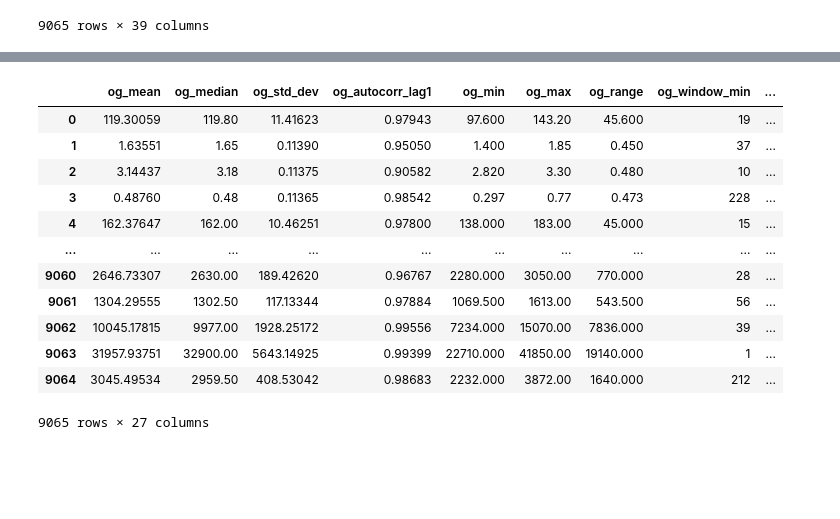
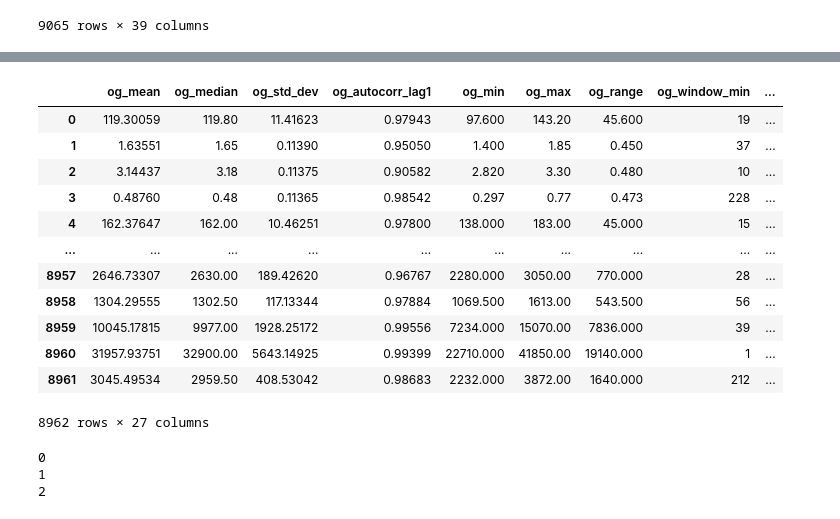
Before and after one commit to MoshaLangerak/research_topics_group_2, a Jupyter notebook: Beam_Search_3.ipynb, the cells around one changed output, grey strips where cells are left out. Saved outputs shown, nothing was run; the diff lists cells and outputs as text; code cells hidden in the pictures; blank space fills up the shorter version.

```diff
--- a/Beam_Search_3.ipynb
+++ b/Beam_Search_3.ipynb
@@ -279,29 +265,36 @@ Priority: 72.6996865732667, Descriptor: ((10, 10000.0, <function gteq at 0x...>)
 # %%
 stock_df_timeseries = stock_df.copy()
 stock_df_timeseries.drop(['stocks',
                           'country',
                           'industry',
                           'currency',
                           'exchangeTimezoneName',
                           'exchange',
                           'sector',
                           'averageVolume10days',
                           'enterpriseToEbitda',
                           'marketCap',
                           'debtToEquity',
                           'fullTimeEmployees'], axis=1, inplace=True)
+
+# Filter rows where lists have 240 or more values
+stock_df_timeseries = stock_df_timeseries[stock_df_timeseries['growth_target'].apply(lambda x: len(x) >= 240)]
+
+# Slice all lists to contain exactly 240 elements
+stock_df_timeseries['growth_target'] = stock_df_timeseries['growth_target'].apply(lambda x: x[:240])
+stock_df_timeseries.reset_index(drop=True, inplace=True)
 stock_df_timeseries
 # %% [output]
 |  | og_mean | og_median | og_std_dev | og_autocorr_lag1 | og_min | og_max | og_range | og_window_min | ... |
 | 0 | 119.30059 | 119.80 | 11.41623 | 0.97943 | 97.600 | 143.20 | 45.600 | 19 | ... |
 | 1 | 1.63551 | 1.65 | 0.11390 | 0.95050 | 1.400 | 1.85 | 0.450 | 37 | ... |
 | 2 | 3.14437 | 3.18 | 0.11375 | 0.90582 | 2.820 | 3.30 | 0.480 | 10 | ... |
 | 3 | 0.48760 | 0.48 | 0.11365 | 0.98542 | 0.297 | 0.77 | 0.473 | 228 | ... |
 | 4 | 162.37647 | 162.00 | 10.46251 | 0.97800 | 138.000 | 183.00 | 45.000 | 15 | ... |
 | ... | ... | ... | ... | ... | ... | ... | ... | ... | ... |
-| 9060 | 2646.73307 | 2630.00 | 189.42620 | 0.96767 | 2280.000 | 3050.00 | 770.000 | 28 | ... |
-| 9061 | 1304.29555 | 1302.50 | 117.13344 | 0.97884 | 1069.500 | 1613.00 | 543.500 | 56 | ... |
-| 9062 | 10045.17815 | 9977.00 | 1928.25172 | 0.99556 | 7234.000 | 15070.00 | 7836.000 | 39 | ... |
-| 9063 | 31957.93751 | 32900.00 | 5643.14925 | 0.99399 | 22710.000 | 41850.00 | 19140.000 | 1 | ... |
-| 9064 | 3045.49534 | 2959.50 | 408.53042 | 0.98683 | 2232.000 | 3872.00 | 1640.000 | 212 | ... |
+| 8957 | 2646.73307 | 2630.00 | 189.42620 | 0.96767 | 2280.000 | 3050.00 | 770.000 | 28 | ... |
+| 8958 | 1304.29555 | 1302.50 | 117.13344 | 0.97884 | 1069.500 | 1613.00 | 543.500 | 56 | ... |
+| 8959 | 10045.17815 | 9977.00 | 1928.25172 | 0.99556 | 7234.000 | 15070.00 | 7836.000 | 39 | ... |
+| 8960 | 31957.93751 | 32900.00 | 5643.14925 | 0.99399 | 22710.000 | 41850.00 | 19140.000 | 1 | ... |
+| 8961 | 3045.49534 | 2959.50 | 408.53042 | 0.98683 | 2232.000 | 3872.00 | 1640.000 | 212 | ... |
-9065 rows × 27 columns
+8962 rows × 27 columns
@@ -307,0 +322,7 @@ stock_df_timeseries
+# %%
+results = beam_search(data, targets_baseline, column_names, quality, beam_width, beam_depth, nr_bins, nr_saved,
+                      subgroup_size, constraints, target, types)
+# %% [output]
+0
+1
+2
```
Also changed, not shown: parts of 11 cells of this notebook, 2 other files.
